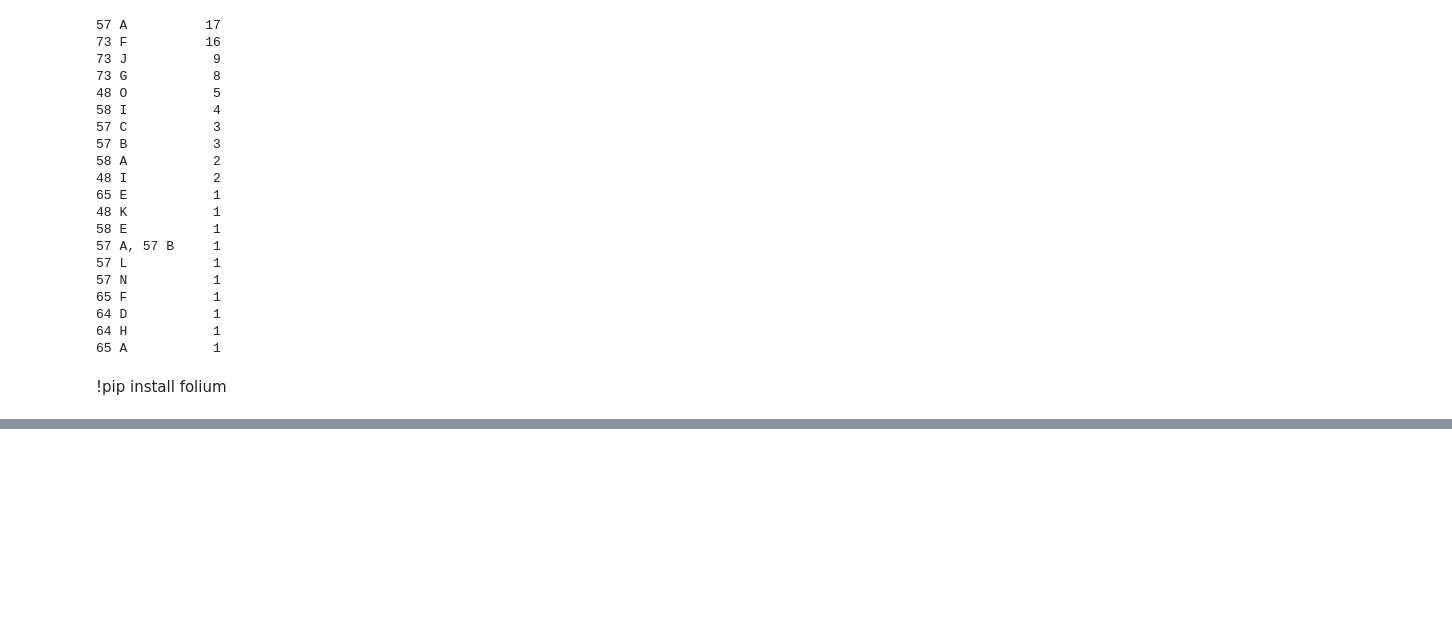
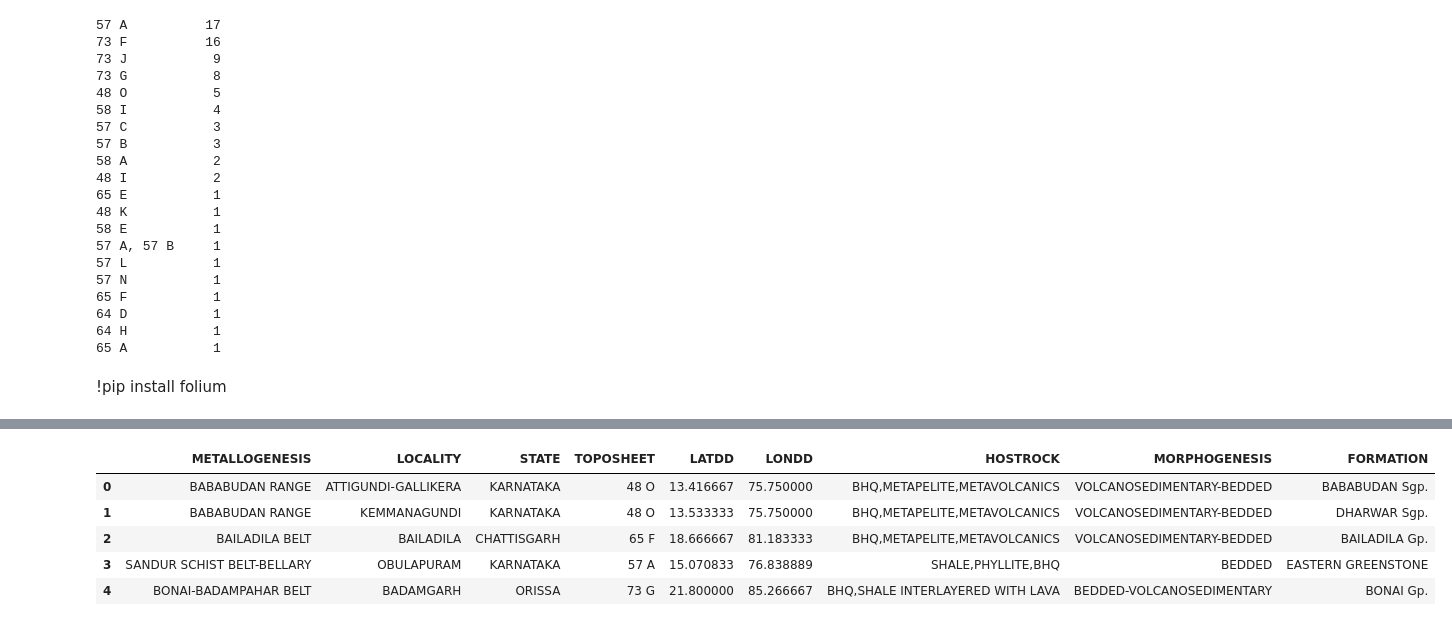
Before and after one commit to deepanshu-jain-01/MINERR-AI, a Jupyter notebook: Minerals Ore Visualization/Iron_Visualisation.ipynb, the cells around one changed output, grey strips where cells are left out. Cells and saved outputs as stored; diff of their text form; code cells hidden in the pictures; blank space fills up the shorter version.

```diff
--- a/Minerals Ore Visualization/Iron_Visualisation.ipynb
+++ b/Minerals Ore Visualization/Iron_Visualisation.ipynb
@@ -156,9 +167,6 @@ from pandas_profiling import ProfileReport
 profile = ProfileReport(data, title="Iron Ore Report", explorative=True)
 # %%
 profile.to_file("iron-report.html")
-# %%
-data = pd.read_csv('Iron_Ore.csv')
-data = data.drop(['LATITUDE','LONGITUDE'], axis = 1)
 # %% [markdown]
 !pip install folium
 # %%
@@ -172,7 +180,7 @@ from sklearn.cluster import KMeans
 latitude = 13.416667
 longitude = 75.750000
 # %%
-data["NEW"] = data["COMMODITY"]+", "+data["LOCALITY"]
+data["NEW"] = "Ore: "+data["COMMODITY"]+" | Locality: "+data["LOCALITY"]
 # %%
 data["NEW"]
 # %% [output]
@@ -190,4 +198,6 @@ data["NEW"]
 Name: NEW, Length: 79, dtype: object
+# %%
+data = data.drop('COMMODITY', axis = 1)
 # %%
 map_india = folium.Map(location=[latitude, longitude], zoom_start=11)
 
@@ -208,4 +218,4 @@ map_india
 # %% [output]
 [interactive output not drawn]
 # %%
-data = data.drop(["COMMODITY","NEW"],axis=1)
+data = data.drop(["NEW"],axis=1)
@@ -211,0 +247,9 @@ data = data.drop(["COMMODITY","NEW"],axis=1)
+# %%
+data.head()
+# %% [output]
+|  | METALLOGENESIS | LOCALITY | STATE | TOPOSHEET | LATDD | LONDD | HOSTROCK | MORPHOGENESIS | FORMATION |
+| 0 | BABABUDAN RANGE | ATTIGUNDI-GALLIKERA | KARNATAKA | 48 O | 13.416667 | 75.750000 | BHQ,METAPELITE,METAVOLCANICS | VOLCANOSEDIMENTARY-BEDDED | BABABUDAN Sgp. |
+| 1 | BABABUDAN RANGE | KEMMANAGUNDI | KARNATAKA | 48 O | 13.533333 | 75.750000 | BHQ,METAPELITE,METAVOLCANICS | VOLCANOSEDIMENTARY-BEDDED | DHARWAR Sgp. |
+| 2 | BAILADILA BELT | BAILADILA | CHATTISGARH | 65 F | 18.666667 | 81.183333 | BHQ,METAPELITE,METAVOLCANICS | VOLCANOSEDIMENTARY-BEDDED | BAILADILA Gp. |
+| 3 | SANDUR SCHIST BELT-BELLARY | OBULAPURAM | KARNATAKA | 57 A | 15.070833 | 76.838889 | SHALE,PHYLLITE,BHQ | BEDDED | EASTERN GREENSTONE |
+| 4 | BONAI-BADAMPAHAR BELT | BADAMGARH | ORISSA | 73 G | 21.800000 | 85.266667 | BHQ,SHALE INTERLAYERED WITH LAVA | BEDDED-VOLCANOSEDIMENTARY | BONAI Gp. |
```
Also changed, not shown: parts of 21 cells of this notebook, 5 other files.
